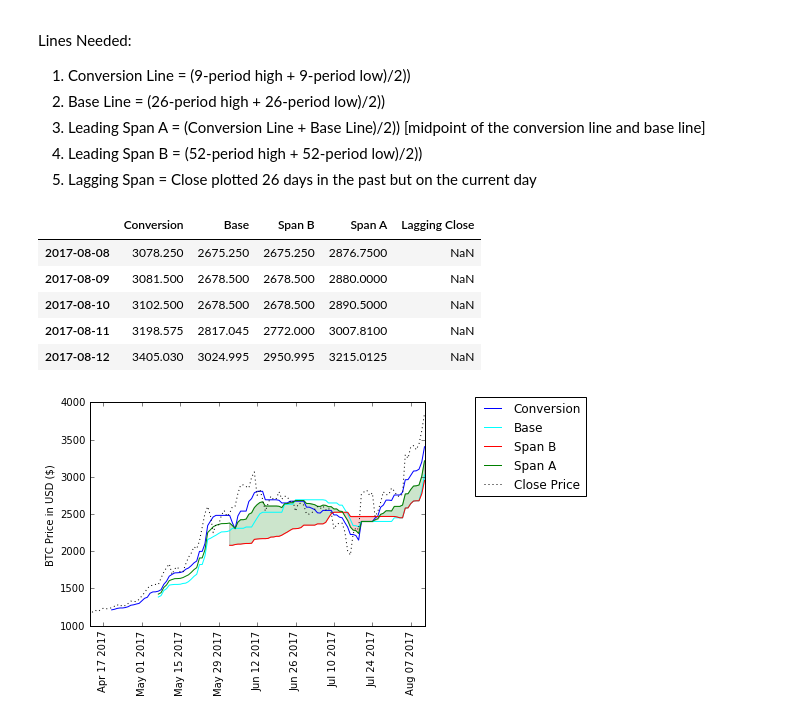
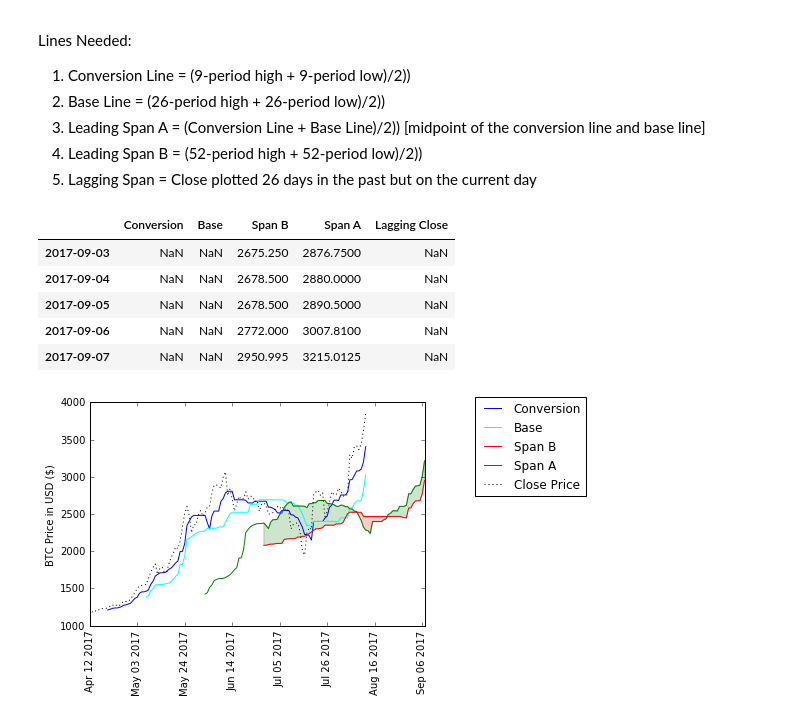
Before and after one commit to kwitte2232/Cryptocurrency, a Jupyter notebook: notebooks/Ichimoku_Cloud.ipynb, the cells around one changed output. Cells and saved outputs as stored; diff of their text form; code cells hidden in the pictures.

```diff
--- a/notebooks/Ichimoku_Cloud.ipynb
+++ b/notebooks/Ichimoku_Cloud.ipynb
@@ -65,8 +65,12 @@ def find_rolling_highs_and_lows_line(high_data, low_data, window):
     line = (high + low)/2
     return line.to_frame()
 
+def find_span_B(high_data, low_data, window):
+    span_B = find_rolling_highs_and_lows_line(high_data, low_data, window).shift(26, freq='D')
+    return span_B
+
 def find_span_A(conversion, base):
-    span_A = (conversion['Conversion'] + base['Base'])/2
+    span_A = ((conversion['Conversion'] + base['Base'])/2).shift(26, freq='D')
     return span_A.to_frame()
 
 def find_ichimoku(data, convert_window, base_window, span_B_window, lagging_shift):
@@ -79,7 +83,7 @@ def find_ichimoku(data, convert_window, base_window, span_B_window, lagging_shif
     base = find_rolling_highs_and_lows_line(high_data, low_data, base_window)
     base = base.rename(columns={0:'Base'})
 
-    span_B = find_rolling_highs_and_lows_line(high_data, low_data, span_B_window)
+    span_B = find_span_B(high_data, low_data, span_B_window)
     span_B = span_B.rename(columns={0:'Span B'})
 
     span_A = find_span_A(conversion, base)
@@ -99,35 +103,35 @@ ichimoku = find_ichimoku(data, *params)
 ichimoku.tail()
 # %% [output]
 |  | Conversion | Base | Span B | Span A | Lagging Close |
-| 2017-08-08 | 3078.250 | 2675.250 | 2675.250 | 2876.7500 | NaN |
-| 2017-08-09 | 3081.500 | 2678.500 | 2678.500 | 2880.0000 | NaN |
-| 2017-08-10 | 3102.500 | 2678.500 | 2678.500 | 2890.5000 | NaN |
-| 2017-08-11 | 3198.575 | 2817.045 | 2772.000 | 3007.8100 | NaN |
-| 2017-08-12 | 3405.030 | 3024.995 | 2950.995 | 3215.0125 | NaN |
+| 2017-09-03 | NaN | NaN | 2675.250 | 2876.7500 | NaN |
+| 2017-09-04 | NaN | NaN | 2678.500 | 2880.0000 | NaN |
+| 2017-09-05 | NaN | NaN | 2678.500 | 2890.5000 | NaN |
+| 2017-09-06 | NaN | NaN | 2772.000 | 3007.8100 | NaN |
+| 2017-09-07 | NaN | NaN | 2950.995 | 3215.0125 | NaN |
 # %%
 ichimoku.index = pd.to_datetime(ichimoku.index)
 data.index = pd.to_datetime(data.index)
 # %%
 fig = plt.figure()
 ax1 = fig.add_subplot(111, ylabel='BTC Price in USD ($)')
 
-colors = ['blue', 'cyan', 'red', 'green']
+colors = ['blue', 'cyan', 'red', 'green', 'magenta']
 for col, color in zip(column_names, colors):
     if col != 'Lagging Close':
         ax1.plot(ichimoku.index, ichimoku[col], label=col, color=color)
 
 ax1.plot(data.index, data.Close, linestyle=':', label="Close Price", color='k')
 
 #fill the clouds
 
 a = ichimoku['Span A']
 b = ichimoku['Span B']
 
 plt.fill_between(ichimoku.index, a, b, where=a >= b, facecolor='green', alpha='0.2', interpolate=True)
 plt.fill_between(ichimoku.index, a, b, where=b >= a, facecolor='red', alpha='0.2', interpolate=True)
 
 ax1.legend(bbox_to_anchor=(1.5, 1.05))
 plt.xticks(rotation='vertical')
 plt.show()
 # %% [output]
-[figure, old version]
+[figure, new version]
```
